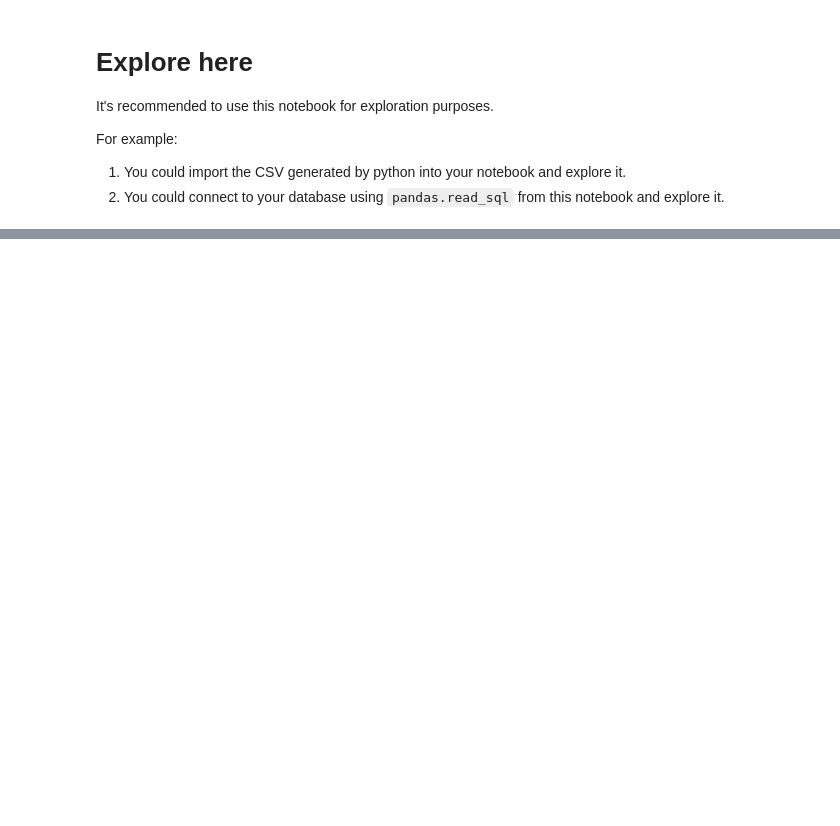
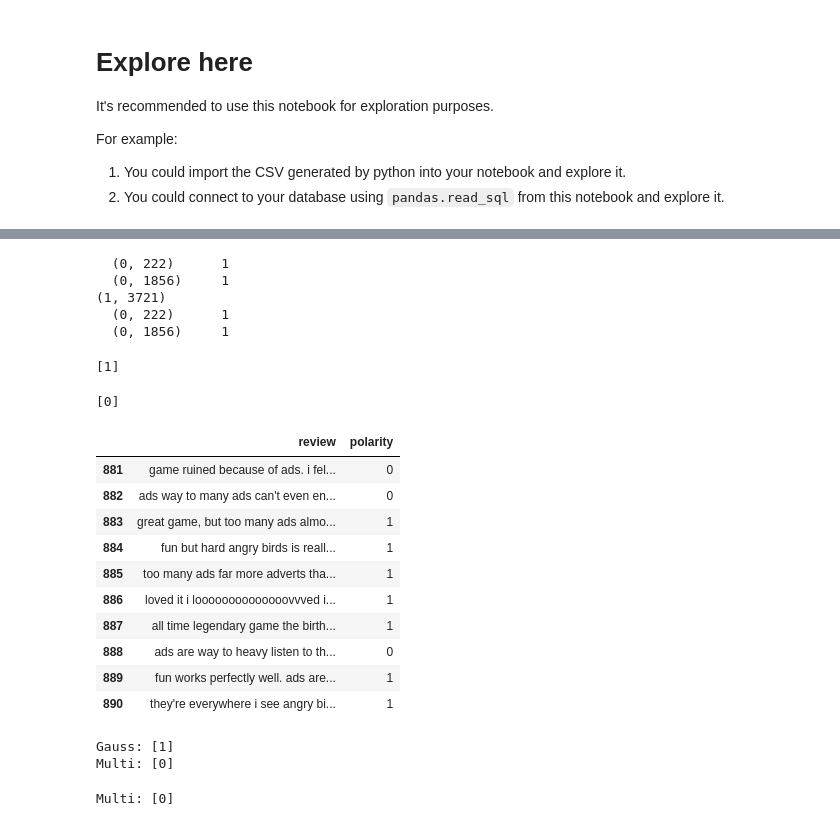
Before and after one commit to JuanAntonaccio/NaiveBayes, a Jupyter notebook: src/explore.ipynb, the cells around one changed output, grey strips where cells are left out. Drawn from its saved outputs; the diff is of its cells as text; code cells hidden in the pictures; blank space fills up the shorter version.

```diff
--- a/src/explore.ipynb
+++ b/src/explore.ipynb
@@ -14,0 +65,4 @@ df = pd.read_csv('https://raw.githubusercontent.com/4GeeksAcademy/naive-bayes-pr
+# %%
+#Borramos la columna de nombre package_name
+
+df =df.drop(columns=['package_name'])
@@ -14,0 +96,4 @@ df = pd.read_csv('https://raw.githubusercontent.com/4GeeksAcademy/naive-bayes-pr
+# %%
+df['review']=df['review'].str.lower()
+df['review']=df['review'].str.strip()
+df['review']
@@ -14,0 +216,49 @@ df = pd.read_csv('https://raw.githubusercontent.com/4GeeksAcademy/naive-bayes-pr
+# %%
+print(np.array(Z))
+print(Z.shape)
+print(Z)
+# %% [output]
+  (0, 222)      1
+  (0, 1856)     1
+(1, 3721)
+  (0, 222)      1
+  (0, 1856)     1
+# %%
+#Modelo GaussianNB
+
+print(clf.predict(Z.toarray()))
+# %% [output]
+[1]
+# %%
+# Modelo Multinomial
+
+print(clf_multinomial.predict(Z.toarray()))
+# %% [output]
+[0]
+# %%
+pd.set_option('display.max_colwidth', None)
+df.tail(10)
+# %% [output]
+|  | review | polarity |
+| 881 | game ruined because of ads. i fel... | 0 |
+| 882 | ads way to many ads can't even en... | 0 |
+| 883 | great game, but too many ads almo... | 1 |
+| 884 | fun but hard angry birds is reall... | 1 |
+| 885 | too many ads far more adverts tha... | 1 |
+| 886 | loved it i loooooooooooooovvved i... | 1 |
+| 887 | all time legendary game the birth... | 1 |
+| 888 | ads are way to heavy listen to th... | 0 |
+| 889 | fun works perfectly well. ads are... | 1 |
+| 890 | they're everywhere i see angry bi... | 1 |
+# %%
+Z2 = vectorizer.transform(['I do not like this app'])
+
+# Modelo GaussianNB
+print(f"Gauss: {clf.predict(Z2.toarray())}")
+
+
+# Modelo Multinomial
+print(f"Multi: {clf_multinomial.predict(Z2.toarray())}")
+# %% [output]
+Gauss: [1]
+Multi: [0]
@@ -14,0 +269,7 @@ df = pd.read_csv('https://raw.githubusercontent.com/4GeeksAcademy/naive-bayes-pr
+# %%
+Z2 = vectorizer.transform(['I do not like this app'])
+
+# Modelo Multinomial loaded
+print(f"Multi: {load_model.predict(Z2.toarray())}")
+# %% [output]
+Multi: [0]
```
Also changed, not shown: parts of 27 cells of this notebook, 1 other file.
